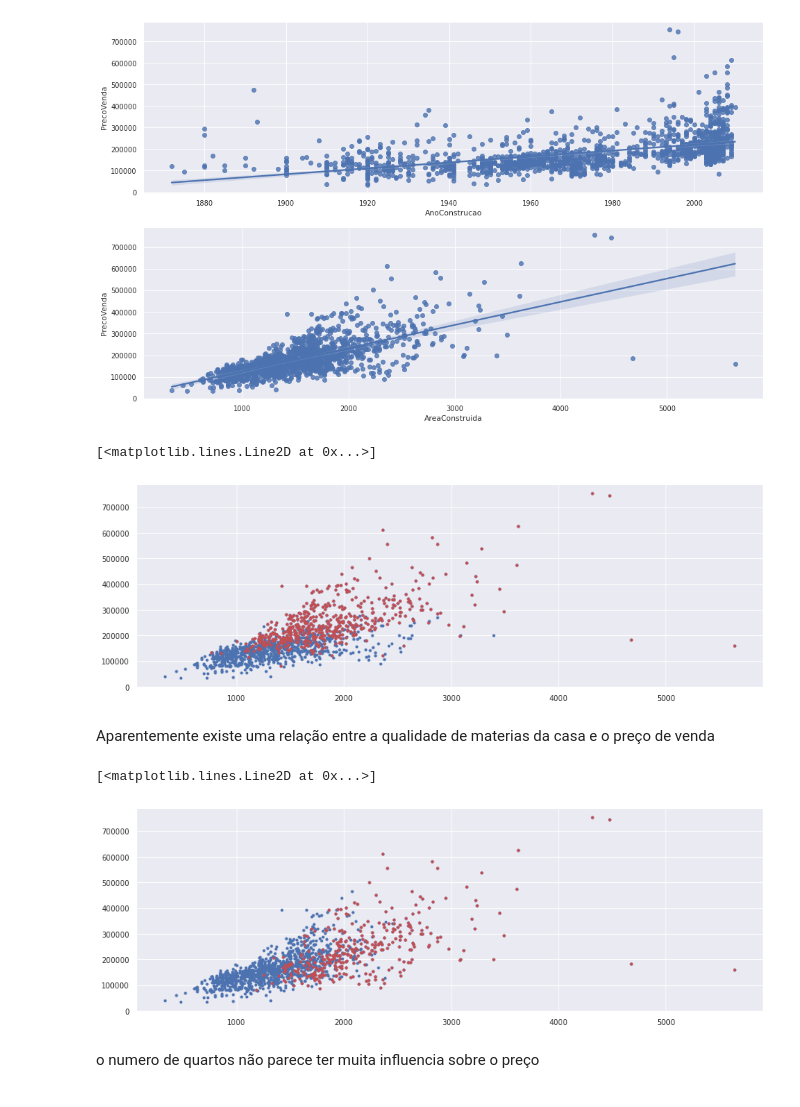
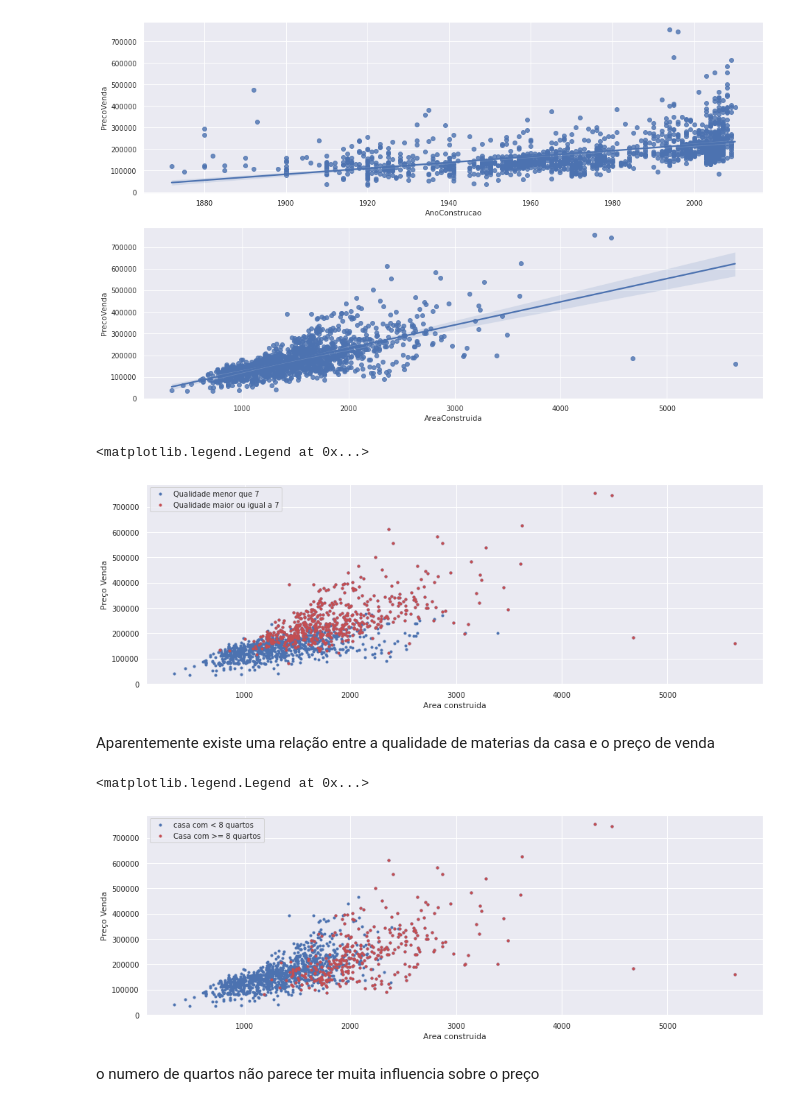
Before and after one commit to DionesGouvea/House-Price-Prediction-QuintoAndar, a Jupyter notebook: Precificação_de_imóveis_Quinto_Andar.ipynb, the cells around one changed output. Saved outputs shown, nothing was run; the diff lists cells and outputs as text; code cells hidden in the pictures.

```diff
--- a/Precificação_de_imóveis_Quinto_Andar.ipynb
+++ b/Precificação_de_imóveis_Quinto_Andar.ipynb
@@ -159,21 +159,27 @@ sns.regplot(x='AreaConstruida', y = 'PrecoVenda', data = df,ax=axs[1])
 # %%
 #visualizando se a qualidade dos materias serem 7 ou maior influencia no preço
 plt.figure(figsize= (15,5))
-plt.plot(df.AreaConstruida,df.PrecoVenda,'.')
-plt.plot(df.loc[df.Qualidade >= 7].AreaConstruida,df.loc[df.Qualidade >= 7].PrecoVenda,'r.')
+plt.plot(df.AreaConstruida,df.PrecoVenda,'.', label = 'Qualidade menor que 7')
+plt.plot(df.loc[df.Qualidade >= 7].AreaConstruida,df.loc[df.Qualidade >= 7].PrecoVenda,'r.',label = 'Qualidade maior ou igual a 7')
+plt.xlabel('Area construida')
+plt.ylabel('Preço Venda')
+plt.legend(loc = 2)
 # %% [output]
-[<matplotlib.lines.Line2D at 0x...>]
+<matplotlib.legend.Legend at 0x...>
-[figure, old version]
+[figure, new version]
 # %% [markdown]
 Aparentemente existe uma relação entre a qualidade de materias da casa e o preço de venda
 # %%
 #verificando se existe relação entre o numero de quartos e o preço
 plt.figure(figsize= (15,5))
-plt.plot(df.AreaConstruida,df.PrecoVenda,'.')
-plt.plot(df.loc[df.TotalQuartos >= 8].AreaConstruida,df.loc[df.TotalQuartos >= 8].PrecoVenda,'r.')
+plt.plot(df.AreaConstruida,df.PrecoVenda,'.',label = 'casa com < 8 quartos')
+plt.plot(df.loc[df.TotalQuartos >= 8].AreaConstruida,df.loc[df.TotalQuartos >= 8].PrecoVenda,'r.', label = 'Casa com >= 8 quartos')
+plt.xlabel('Area construida')
+plt.ylabel('Preço Venda')
+plt.legend(loc = 2)
 # %% [output]
-[<matplotlib.lines.Line2D at 0x...>]
+<matplotlib.legend.Legend at 0x...>
-[figure, old version]
+[figure, new version]
 # %% [markdown]
 o numero de quartos não parece ter muita influencia sobre o preço
 # %%
```
